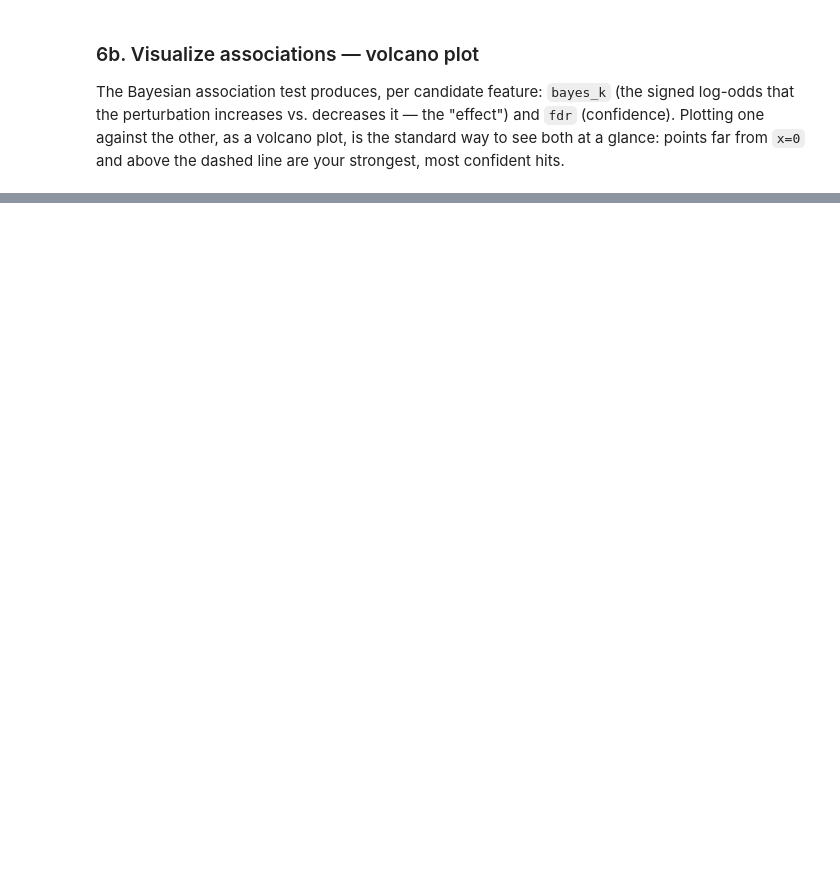
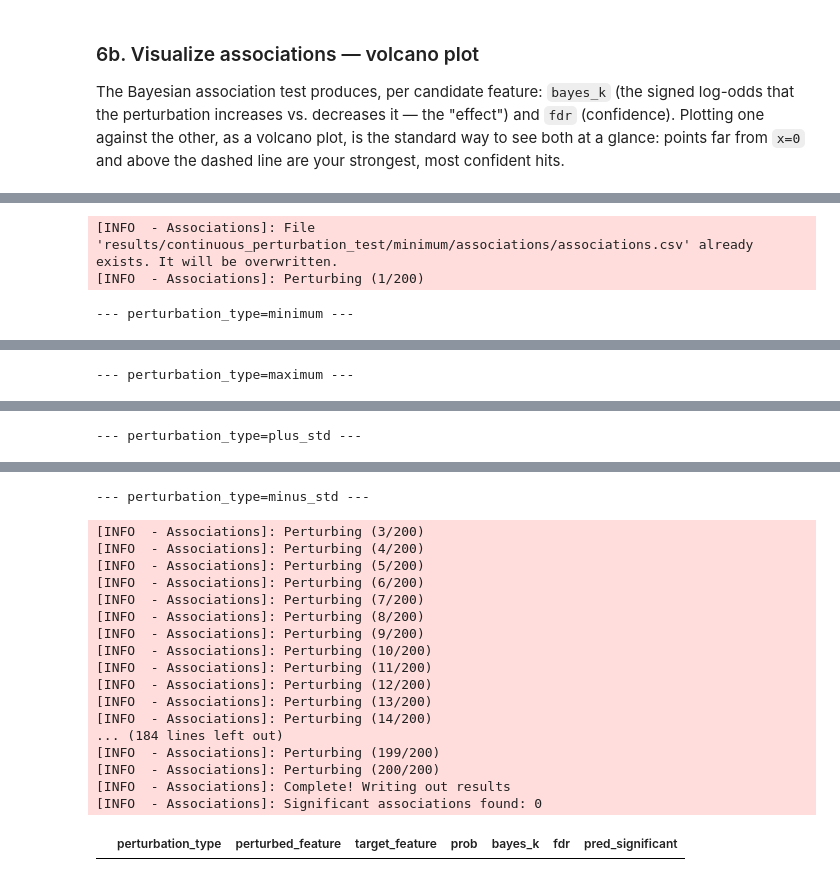
Before and after one commit to RasmussenLab/MOVE, a Jupyter notebook: tutorial/notebooks/06 Standalone pipeline.ipynb, the cells around one changed output, grey strips where cells are left out. Cells and saved outputs as stored; diff of their text form; code cells hidden in the pictures; blank space fills up the shorter version.

```diff
--- a/tutorial/notebooks/06 Standalone pipeline.ipynb
+++ b/tutorial/notebooks/06 Standalone pipeline.ipynb
@@ -625,0 +651,54 @@ show_figure(fig)
+# %%
+CONTINUOUS_TARGET_DATASET = "random.small.proteomics"
+CONTINUOUS_TARGET_FEATURE = None  # None = every feature in CONTINUOUS_TARGET_DATASET (200 for proteomics)
+
+PERTURBATION_TYPES = ["minimum", "maximum", "plus_std", "minus_std"]
+CONTINUOUS_NUM_REFITS = 3  # lower than NUM_REFITS above -- see runtime note below
+
+# Runtime note: with target_feature_name=None this trains
+# (# features in the dataset) x len(PERTURBATION_TYPES) x CONTINUOUS_NUM_REFITS
+# models -- for all 200 proteomics features x 4 types x 3 refits, that's 2,400
+# trainings of MAX_EPOCHS epochs each (reused from training_loop_config above).
+# That's a lot more than the single-feature version this replaced. Dial the
+# knobs above down further (fewer PERTURBATION_TYPES, lower
+# CONTINUOUS_NUM_REFITS, or a separate faster TrainingLoopConfig with fewer
+# epochs just for this exploratory cell) if this is too slow to run in full.
+
+continuous_perturbation_results = {}
+for ptype in PERTURBATION_TYPES:
+    print(f"--- perturbation_type={ptype} ---")
+    task = Associations(
+        interim_data_path=INTERIM_DATA_PATH,
+        results_path=Path(RESULTS_PATH) / "continuous_perturbation_test" / ptype,
+        discrete_dataset_names=CATEGORICAL_NAMES,
+        continuous_dataset_names=CONTINUOUS_NAMES,
+        batch_size=BATCH_SIZE,
+        model_config=model_config,
+        training_loop_config=training_loop_config,
+        perturbation_config=PerturbationConfig(
+            target_dataset_name=CONTINUOUS_TARGET_DATASET,
+            target_feature_name=CONTINUOUS_TARGET_FEATURE,
+            target_value=0.0,  # ignored for every type here except "value"
+            perturbation_type=ptype,
+        ),
+        num_refits=CONTINUOUS_NUM_REFITS,
+        sig_threshold=SIG_THRESHOLD,
+        write_only_sig=False,
+    )
+    task.run()
+    continuous_perturbation_results[ptype] = pd.read_csv(task.output_dir / "associations.csv")
+
+# Which specific (perturbed_feature, target_feature) pairs were significant under
+# each perturbation type -- not just how many.
+significant_by_type = []
+for ptype, df in continuous_perturbation_results.items():
+    sig = df[df["pred_significant"]].copy()
+    sig.insert(0, "perturbation_type", ptype)
+    significant_by_type.append(sig)
+
+significant_associations = pd.concat(significant_by_type, ignore_index=True)
+significant_associations.sort_values(["perturbation_type", "fdr"])
+# %% [output]
+[INFO  - Associations]: File 'results/continuous_perturbation_test/minimum/associations/associations.csv' already exists. It will be overwritten.
+[INFO  - Associations]: Perturbing (1/200)
+--- perturbation_type=minimum ---
@@ -625,0 +722 @@ show_figure(fig)
+--- perturbation_type=maximum ---
@@ -625,0 +740 @@ show_figure(fig)
+--- perturbation_type=plus_std ---
@@ -625,0 +758,19 @@ show_figure(fig)
+--- perturbation_type=minus_std ---
+[INFO  - Associations]: Perturbing (3/200)
+[INFO  - Associations]: Perturbing (4/200)
+[INFO  - Associations]: Perturbing (5/200)
+[INFO  - Associations]: Perturbing (6/200)
+[INFO  - Associations]: Perturbing (7/200)
+[INFO  - Associations]: Perturbing (8/200)
+[INFO  - Associations]: Perturbing (9/200)
+[INFO  - Associations]: Perturbing (10/200)
+[INFO  - Associations]: Perturbing (11/200)
+[INFO  - Associations]: Perturbing (12/200)
+[INFO  - Associations]: Perturbing (13/200)
+[INFO  - Associations]: Perturbing (14/200)
+... (184 lines left out)
+[INFO  - Associations]: Perturbing (199/200)
+[INFO  - Associations]: Perturbing (200/200)
+[INFO  - Associations]: Complete! Writing out results
+[INFO  - Associations]: Significant associations found: 0
+|  | perturbation_type | perturbed_feature | target_feature | prob | bayes_k | fdr | pred_significant |
```
Also changed, not shown: parts of 11 cells of this notebook, 1 other file.
